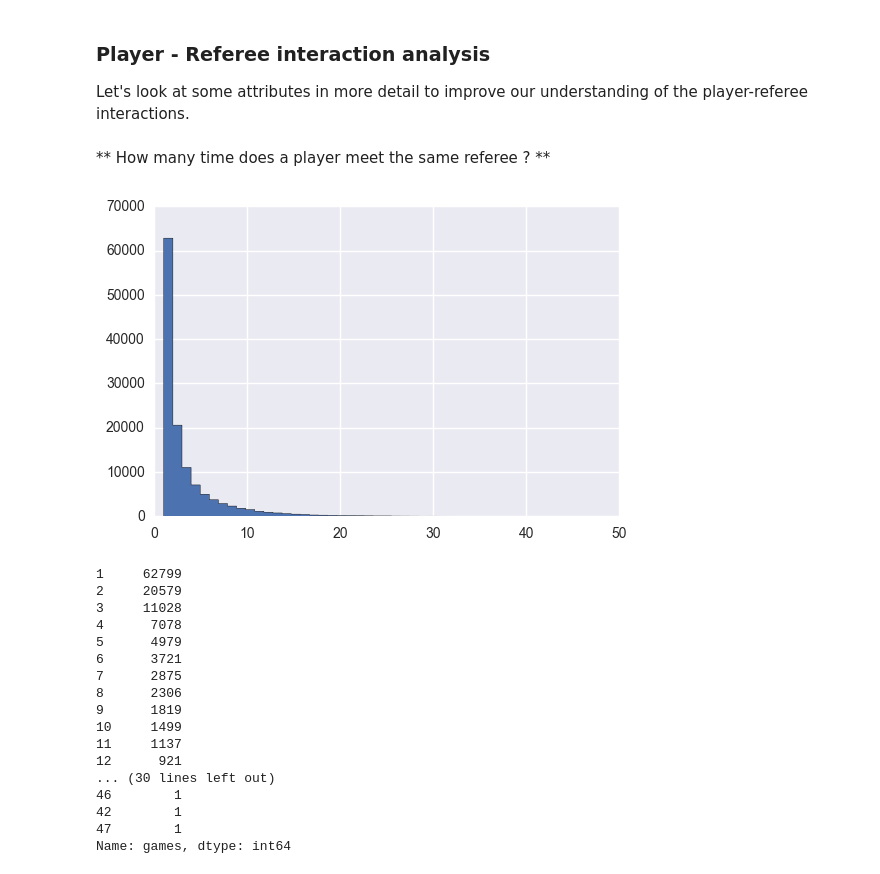
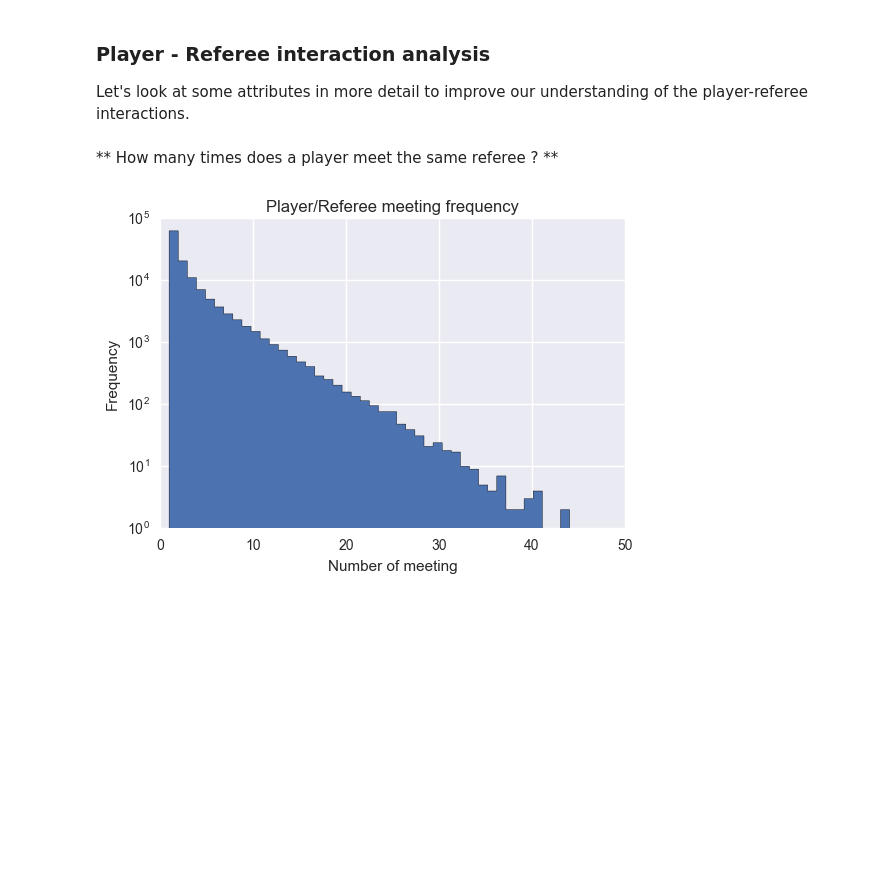
Before and after one commit to loistal/ADA_lab1, a Jupyter notebook: 04 - Applied ML/Football Players ML.ipynb, the cells around one changed output. Drawn from its saved outputs; the diff is of its cells as text; code cells hidden in the pictures; blank space fills up the shorter version.

```diff
--- a/04 - Applied ML/Football Players ML.ipynb
+++ b/04 - Applied ML/Football Players ML.ipynb
@@ -62,29 +63,14 @@ df.head(5)
 ### Player - Referee interaction analysis
 Let's look at some attributes in more detail to improve our understanding of the player-referee interactions.
 # %% [markdown]
-** How many time does a player meet the same referee ? **
+** How many times does a player meet the same referee ? **
 # %%
 fig, ax = plt.subplots()
 ax.hist(df.games, bins=max(df.games), histtype = 'stepfilled')
+ax.set_title('Player/Referee meeting frequency')
+ax.set_xlabel('Number of meeting')
+ax.set_ylabel('Frequency')
+ax.set_yscale('log')
 plt.show()
-
-df.games.value_counts()
 # %% [output]
-[figure, old version]
+[figure, new version]
-1     62799
-2     20579
-3     11028
-4      7078
-5      4979
-6      3721
-7      2875
-8      2306
-9      1819
-10     1499
-11     1137
-12      921
-... (30 lines left out)
-46        1
-42        1
-47        1
-Name: games, dtype: int64
```
Also changed, not shown: parts of 11 cells of this notebook.
